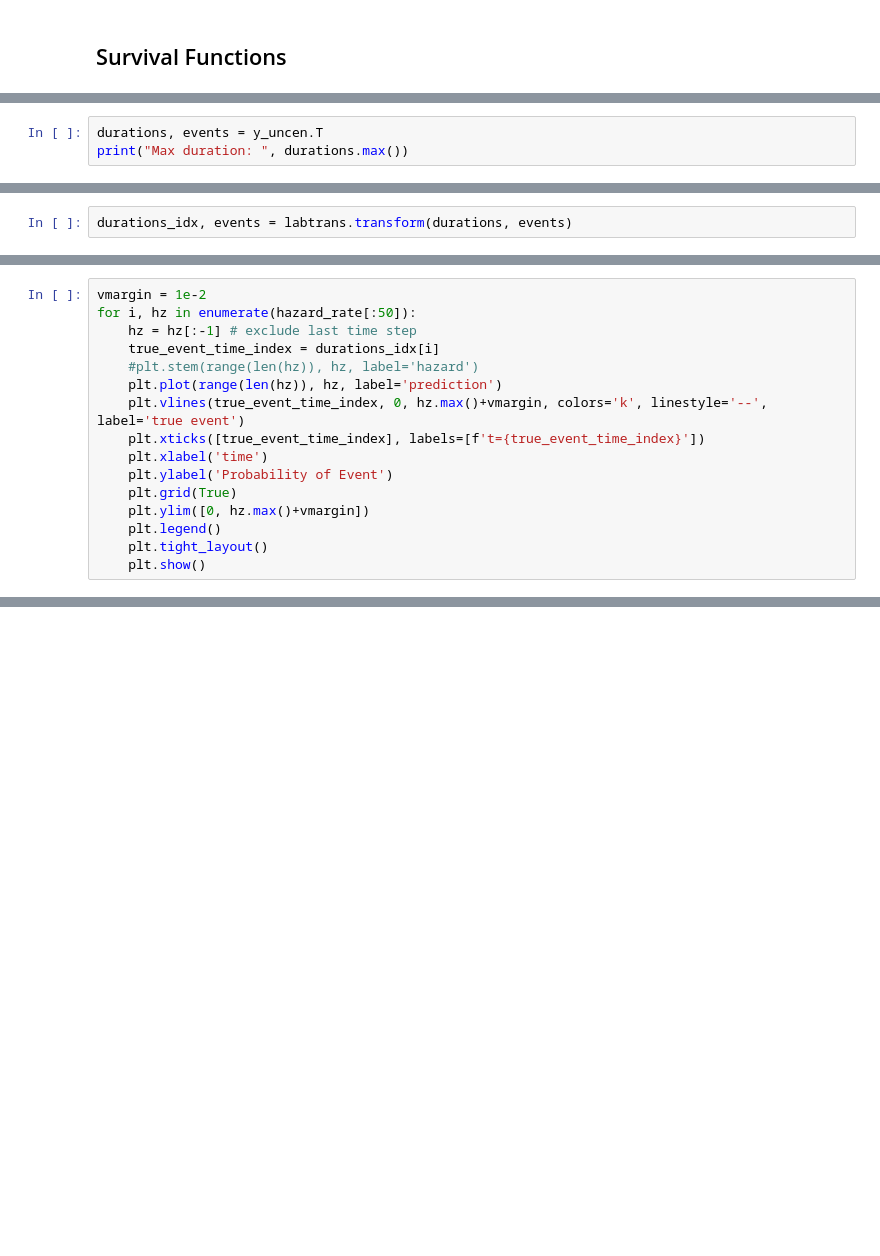
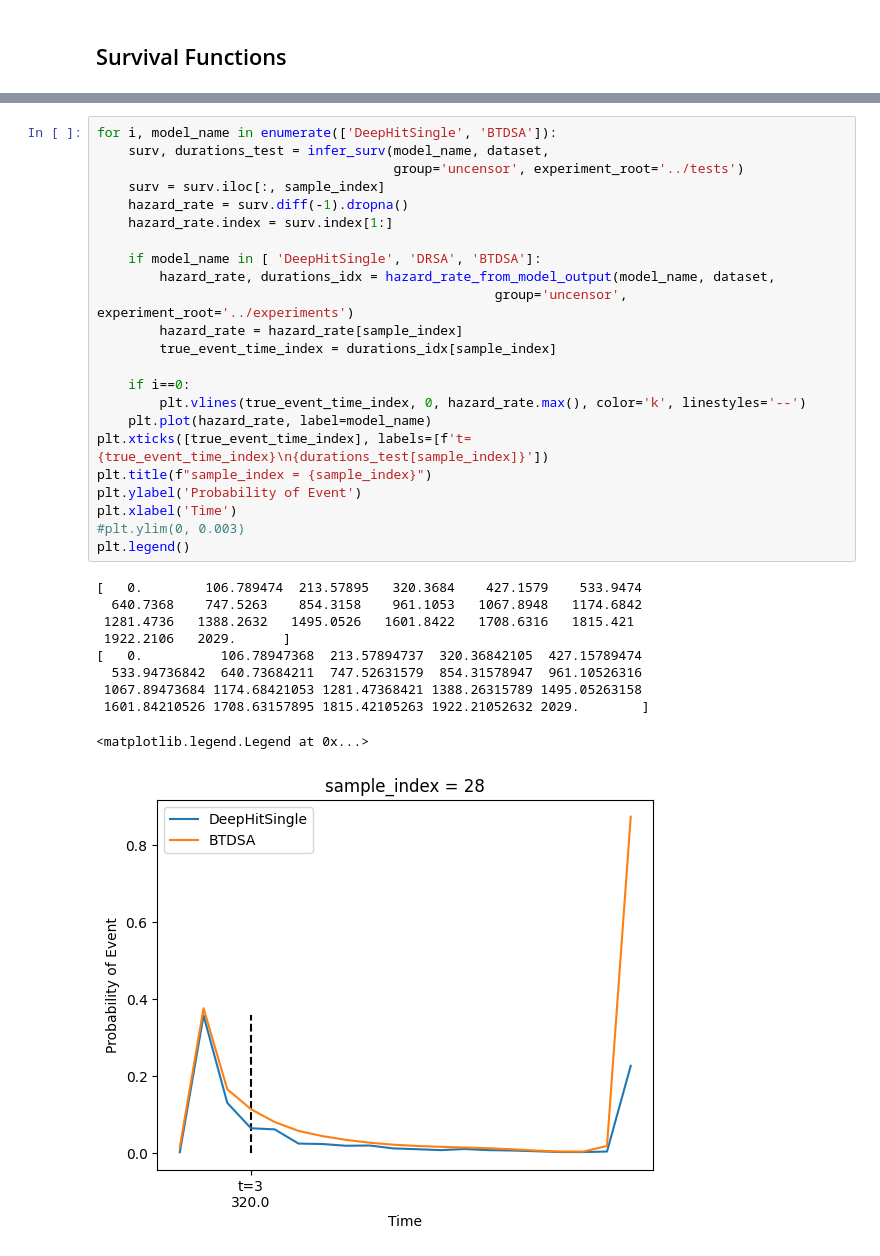
Before and after one commit to youhs4554/TRANS-TFI, a Jupyter notebook: experiments/result_analysis.ipynb, the cells around one changed output, grey strips where cells are left out. Saved outputs shown, nothing was run; the diff lists cells and outputs as text; blank space fills up the shorter version.

```diff
--- a/experiments/result_analysis.ipynb
+++ b/experiments/result_analysis.ipynb
@@ -135,3 +98,0 @@ hazard_rate.shape
-# %%
-durations, events = y_uncen.T
-print("Max duration: ", durations.max())
@@ -140,2 +98,0 @@ Max duration:  300.70001220703125
-# %%
-durations_idx, events = labtrans.transform(durations, events)
@@ -146,16 +98,0 @@ x_uncen.shape
-# %%
-vmargin = 1e-2
-for i, hz in enumerate(hazard_rate[:50]):
-    hz = hz[:-1] # exclude last time step
-    true_event_time_index = durations_idx[i]
-    #plt.stem(range(len(hz)), hz, label='hazard')
-    plt.plot(range(len(hz)), hz, label='prediction')
-    plt.vlines(true_event_time_index, 0, hz.max()+vmargin, colors='k', linestyle='--', label='true event')
-    plt.xticks([true_event_time_index], labels=[f't={true_event_time_index}'])
-    plt.xlabel('time')
-    plt.ylabel('Probability of Event')
-    plt.grid(True)
-    plt.ylim([0, hz.max()+vmargin])
-    plt.legend()
-    plt.tight_layout()
-    plt.show()
@@ -175,0 +126,34 @@ for i, hz in enumerate(hazard_rate[:50]):
+# %%
+for i, model_name in enumerate(['DeepHitSingle', 'BTDSA']):
+    surv, durations_test = infer_surv(model_name, dataset,
+                                      group='uncensor', experiment_root='../tests')
+    surv = surv.iloc[:, sample_index]
+    hazard_rate = surv.diff(-1).dropna()
+    hazard_rate.index = surv.index[1:]
+
+    if model_name in [ 'DeepHitSingle', 'DRSA', 'BTDSA']:
+        hazard_rate, durations_idx = hazard_rate_from_model_output(model_name, dataset,
+                                                   group='uncensor', experiment_root='../experiments')
+        hazard_rate = hazard_rate[sample_index]
+        true_event_time_index = durations_idx[sample_index]
+
+    if i==0:
+        plt.vlines(true_event_time_index, 0, hazard_rate.max(), color='k', linestyles='--')
+    plt.plot(hazard_rate, label=model_name)
+plt.xticks([true_event_time_index], labels=[f't={true_event_time_index}\n{durations_test[sample_index]}'])
+plt.title(f"sample_index = {sample_index}")
+plt.ylabel('Probability of Event')
+plt.xlabel('Time')
+#plt.ylim(0, 0.003)
+plt.legend()
+# %% [output]
+[   0.        106.789474  213.57895   320.3684    427.1579    533.9474
+  640.7368    747.5263    854.3158    961.1053   1067.8948   1174.6842
+ 1281.4736   1388.2632   1495.0526   1601.8422   1708.6316   1815.421
+ 1922.2106   2029.      ]
+[   0.          106.78947368  213.57894737  320.36842105  427.15789474
+  533.94736842  640.73684211  747.52631579  854.31578947  961.10526316
+ 1067.89473684 1174.68421053 1281.47368421 1388.26315789 1495.05263158
+ 1601.84210526 1708.63157895 1815.42105263 1922.21052632 2029.        ]
+<matplotlib.legend.Legend at 0x...>
+[figure, added]
```
Also changed, not shown: parts of 22 cells of this notebook, 6 other files.
